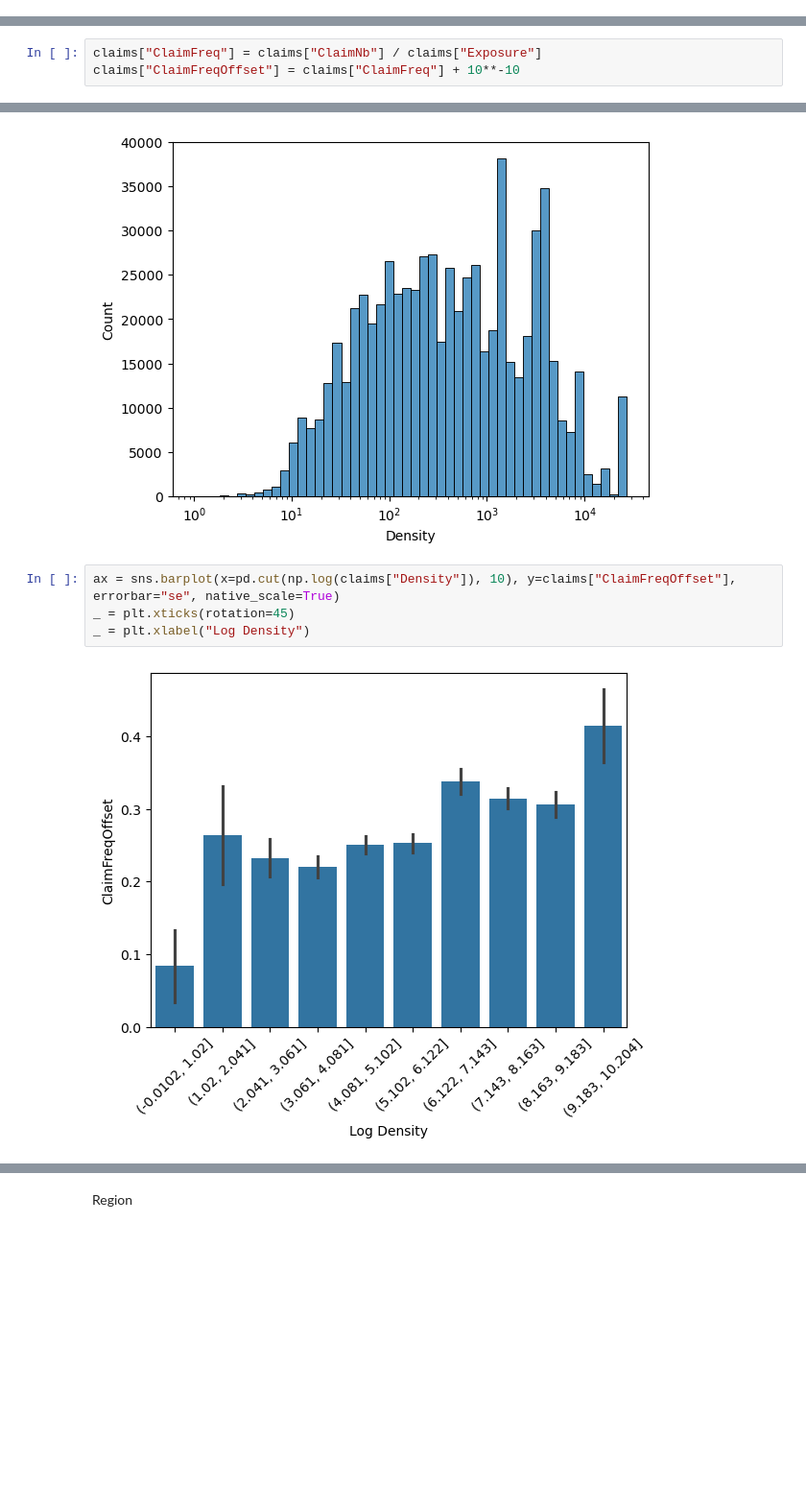
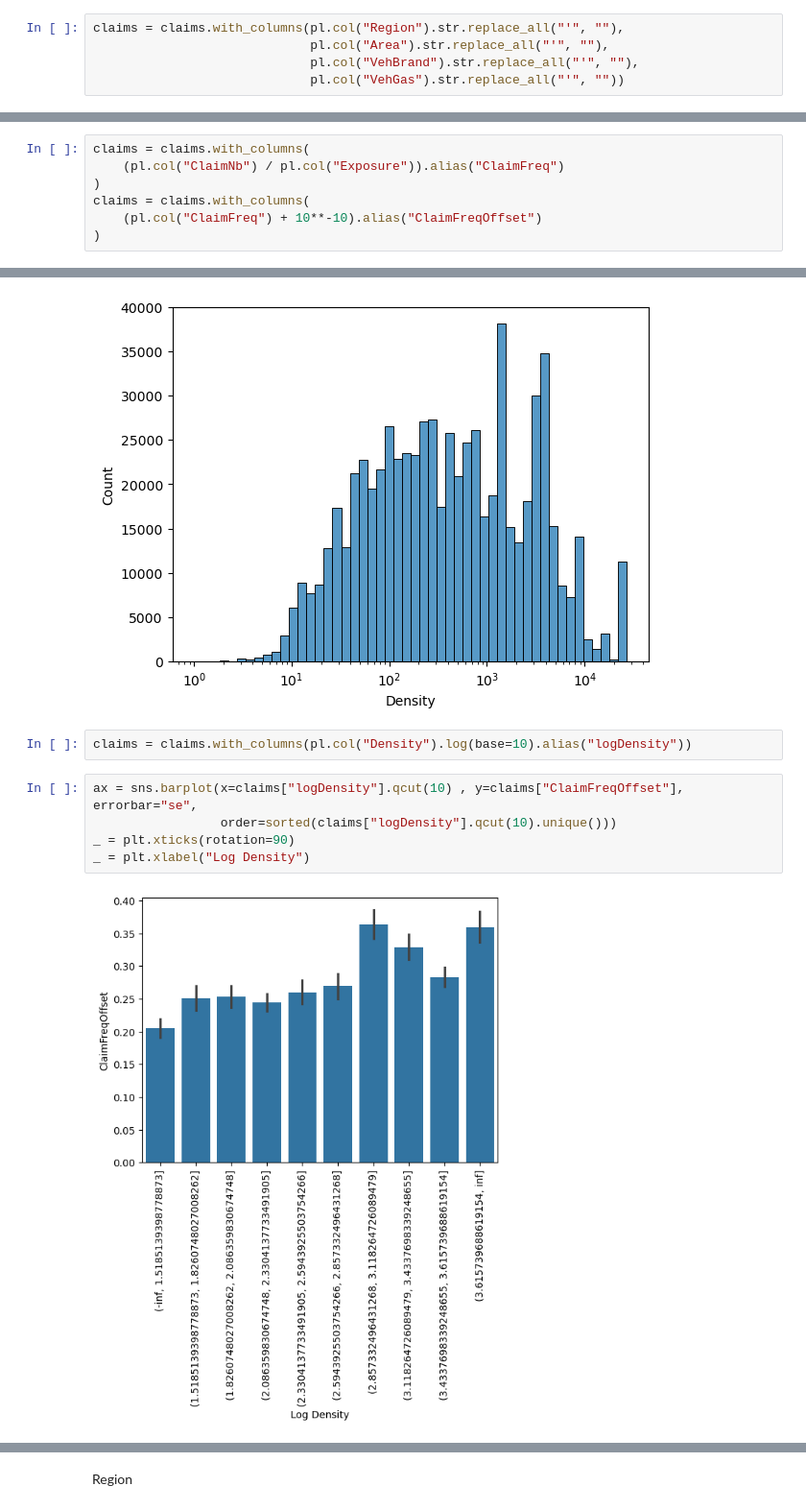
Before and after one commit to ivankching/storytelling, a Jupyter notebook: French Motor Claims/eda.ipynb, the cells around one changed output, grey strips where cells are left out. Shown at 96% size. Saved outputs shown, nothing was run; the diff lists cells and outputs as text; blank space fills up the shorter version.

```diff
--- a/French Motor Claims/eda.ipynb
+++ b/French Motor Claims/eda.ipynb
@@ -89,3 +93,8 @@ claims["VehGas"] = claims["VehGas"].str.replace("'", "")
+# %%
+claims = claims.with_columns(pl.col("Region").str.replace_all("'", ""),
+                             pl.col("Area").str.replace_all("'", ""),
+                             pl.col("VehBrand").str.replace_all("'", ""),
+                             pl.col("VehGas").str.replace_all("'", ""))
 # %%
 gdf_france = geopd.read_file("regions-20140306-100m-shp/regions-20140306-100m.shp")
 gdf_france.head()
@@ -110,6 +119,10 @@ gdf_france.plot()
 set(gdf_france['Region']) == set(claims['Region'])
 # %% [output]
 True
-# %%
-claims["ClaimFreq"] = claims["ClaimNb"] / claims["Exposure"]
-claims["ClaimFreqOffset"] = claims["ClaimFreq"] + 10**-10
+# %%
+claims = claims.with_columns(
+    (pl.col("ClaimNb") / pl.col("Exposure")).alias("ClaimFreq")
+)
+claims = claims.with_columns(
+    (pl.col("ClaimFreq") + 10**-10).alias("ClaimFreqOffset")
+)
@@ -439,9 +522,12 @@ _ = sns.histplot(x=claims["Density"], bins=50)
 _ = sns.histplot(x=claims["Density"], log_scale=True, bins=50)
 # %% [output]
 [figure]
+# %%
+claims = claims.with_columns(pl.col("Density").log(base=10).alias("logDensity"))
 # %%
-ax = sns.barplot(x=pd.cut(np.log(claims["Density"]), 10), y=claims["ClaimFreqOffset"], errorbar="se", native_scale=True)
-_ = plt.xticks(rotation=45)
+ax = sns.barplot(x=claims["logDensity"].qcut(10) , y=claims["ClaimFreqOffset"], errorbar="se",
+                 order=sorted(claims["logDensity"].qcut(10).unique()))
+_ = plt.xticks(rotation=90)
 _ = plt.xlabel("Log Density")
 # %% [output]
-[figure, old version]
+[figure, new version]
```
Also changed, not shown: parts of 41 cells of this notebook.
